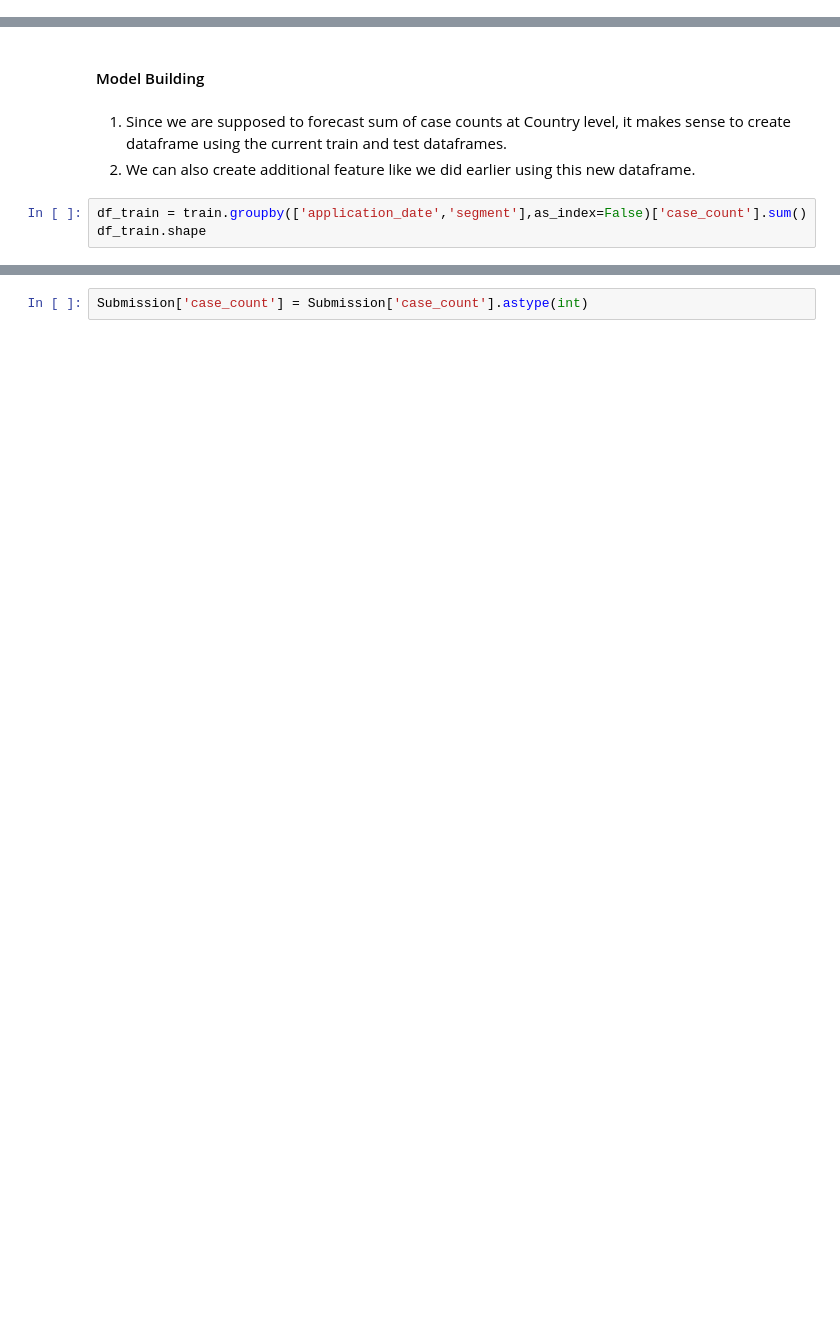
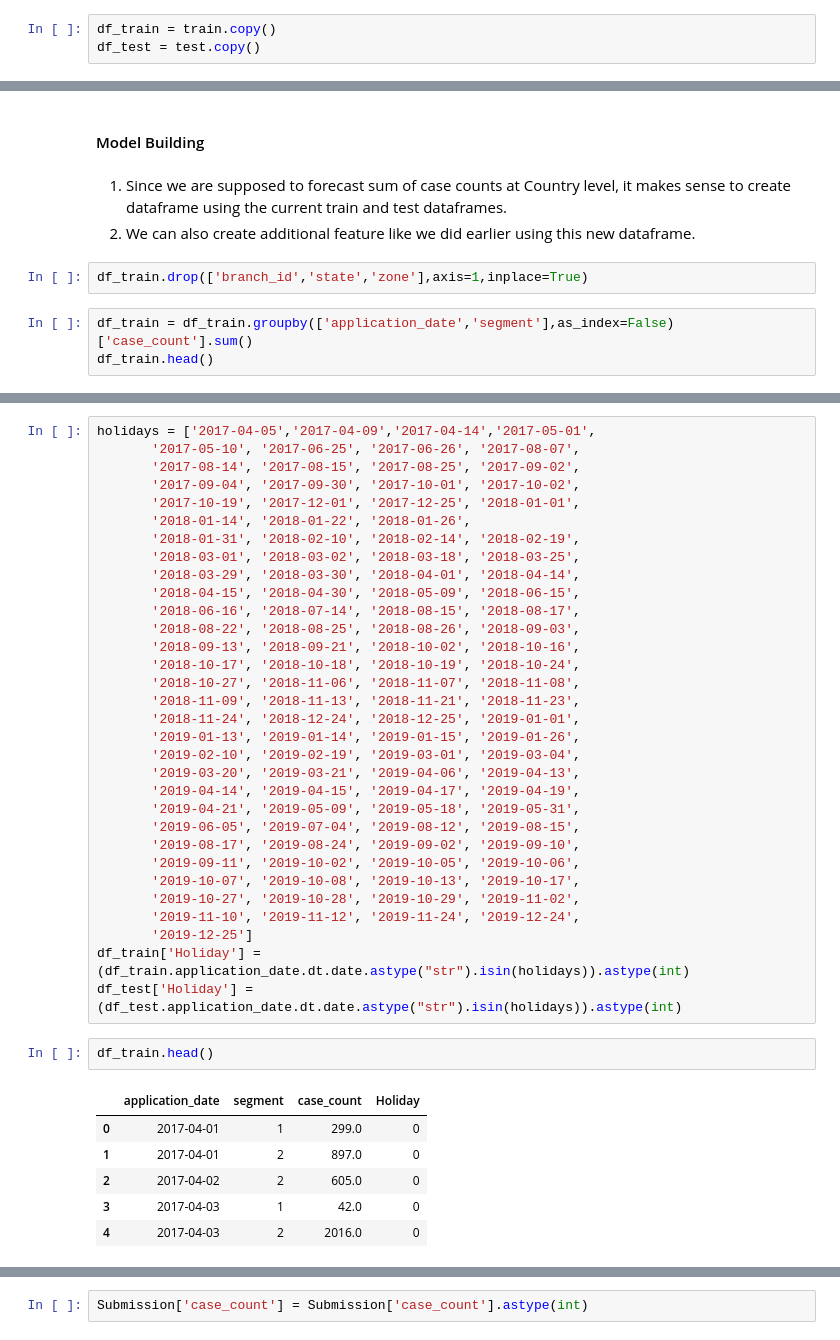
Before and after one commit to kulkarni-vishwanath/LTFS_DataScince_Finhack_2, a Jupyter notebook: LTFS.ipynb, the cells around one changed output, grey strips where cells are left out. Cells and saved outputs as stored; diff of their text form; blank space fills up the shorter version.

```diff
--- a/Untitled.ipynb
+++ b/LTFS.ipynb
@@ -19,6 +20,9 @@ Shape of Testing Data:(180, 3)
 # %%
 Submission = test[['id','application_date','segment']]
 test.drop('id',axis=1,inplace=True)
+# %%
+df_train = train.copy()
+df_test = test.copy()
 # %% [markdown]
 ### EDA- Train Data
 # %%
@@ -298,7 +284,9 @@ def mean_absolute_percentage_error(y_true, y_pred):
 # %% [markdown]
 1. Since we are supposed to forecast sum of case counts at Country level, it makes sense to create dataframe using the current train and test dataframes.
 2. We can also create additional feature like we did earlier using this new dataframe.
+# %%
+df_train.drop(['branch_id','state','zone'],axis=1,inplace=True)
 # %%
-df_train = train.groupby(['application_date','segment'],as_index=False)['case_count'].sum()
-df_train.shape
+df_train = df_train.groupby(['application_date','segment'],as_index=False)['case_count'].sum()
+df_train.head()
 # %% [output]
@@ -305,0 +299,41 @@ df_train.shape
+# %%
+holidays = ['2017-04-05','2017-04-09','2017-04-14','2017-05-01',
+       '2017-05-10', '2017-06-25', '2017-06-26', '2017-08-07',
+       '2017-08-14', '2017-08-15', '2017-08-25', '2017-09-02',
+       '2017-09-04', '2017-09-30', '2017-10-01', '2017-10-02',
+       '2017-10-19', '2017-12-01', '2017-12-25', '2018-01-01',
+       '2018-01-14', '2018-01-22', '2018-01-26',
+       '2018-01-31', '2018-02-10', '2018-02-14', '2018-02-19',
+       '2018-03-01', '2018-03-02', '2018-03-18', '2018-03-25',
+       '2018-03-29', '2018-03-30', '2018-04-01', '2018-04-14',
+       '2018-04-15', '2018-04-30', '2018-05-09', '2018-06-15',
+       '2018-06-16', '2018-07-14', '2018-08-15', '2018-08-17',
+       '2018-08-22', '2018-08-25', '2018-08-26', '2018-09-03',
+       '2018-09-13', '2018-09-21', '2018-10-02', '2018-10-16',
+       '2018-10-17', '2018-10-18', '2018-10-19', '2018-10-24',
+       '2018-10-27', '2018-11-06', '2018-11-07', '2018-11-08',
+       '2018-11-09', '2018-11-13', '2018-11-21', '2018-11-23',
+       '2018-11-24', '2018-12-24', '2018-12-25', '2019-01-01',
+       '2019-01-13', '2019-01-14', '2019-01-15', '2019-01-26',
+       '2019-02-10', '2019-02-19', '2019-03-01', '2019-03-04',
+       '2019-03-20', '2019-03-21', '2019-04-06', '2019-04-13',
+       '2019-04-14', '2019-04-15', '2019-04-17', '2019-04-19',
+       '2019-04-21', '2019-05-09', '2019-05-18', '2019-05-31',
+       '2019-06-05', '2019-07-04', '2019-08-12', '2019-08-15',
+       '2019-08-17', '2019-08-24', '2019-09-02', '2019-09-10',
+       '2019-09-11', '2019-10-02', '2019-10-05', '2019-10-06',
+       '2019-10-07', '2019-10-08', '2019-10-13', '2019-10-17',
+       '2019-10-27', '2019-10-28', '2019-10-29', '2019-11-02',
+       '2019-11-10', '2019-11-12', '2019-11-24', '2019-12-24',
+       '2019-12-25']
+df_train['Holiday'] = (df_train.application_date.dt.date.astype("str").isin(holidays)).astype(int)
+df_test['Holiday'] = (df_test.application_date.dt.date.astype("str").isin(holidays)).astype(int)
+# %%
+df_train.head()
+# %% [output]
+|  | application_date | segment | case_count | Holiday |
+| 0 | 2017-04-01 | 1 | 299.0 | 0 |
+| 1 | 2017-04-01 | 2 | 897.0 | 0 |
+| 2 | 2017-04-02 | 2 | 605.0 | 0 |
+| 3 | 2017-04-03 | 1 | 42.0 | 0 |
+| 4 | 2017-04-03 | 2 | 2016.0 | 0 |
```
Also changed, not shown: parts of 36 cells of this notebook, 2 other files.
